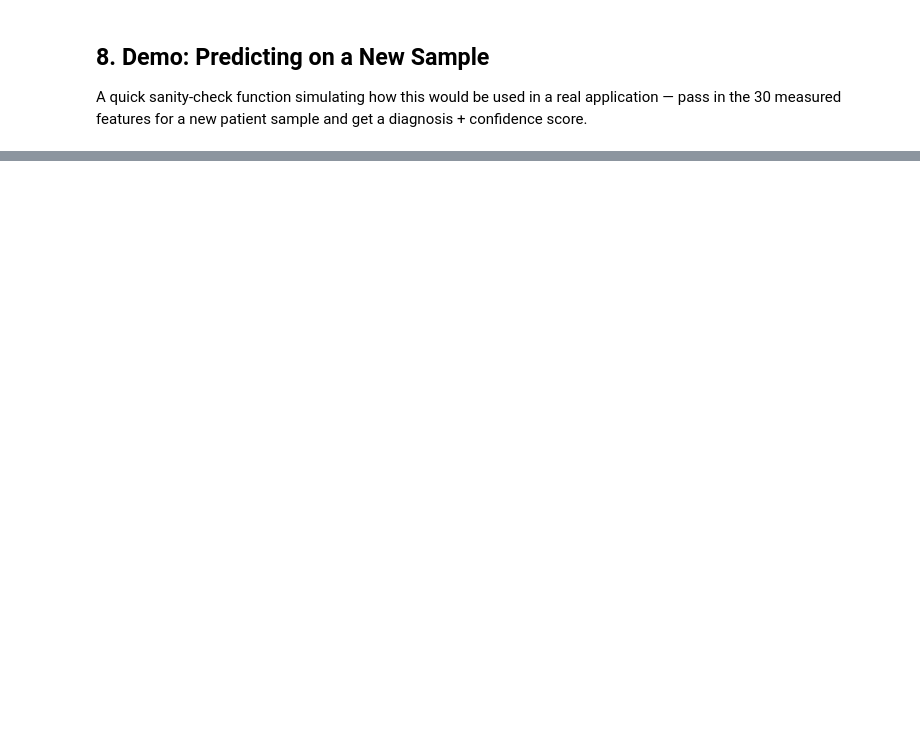
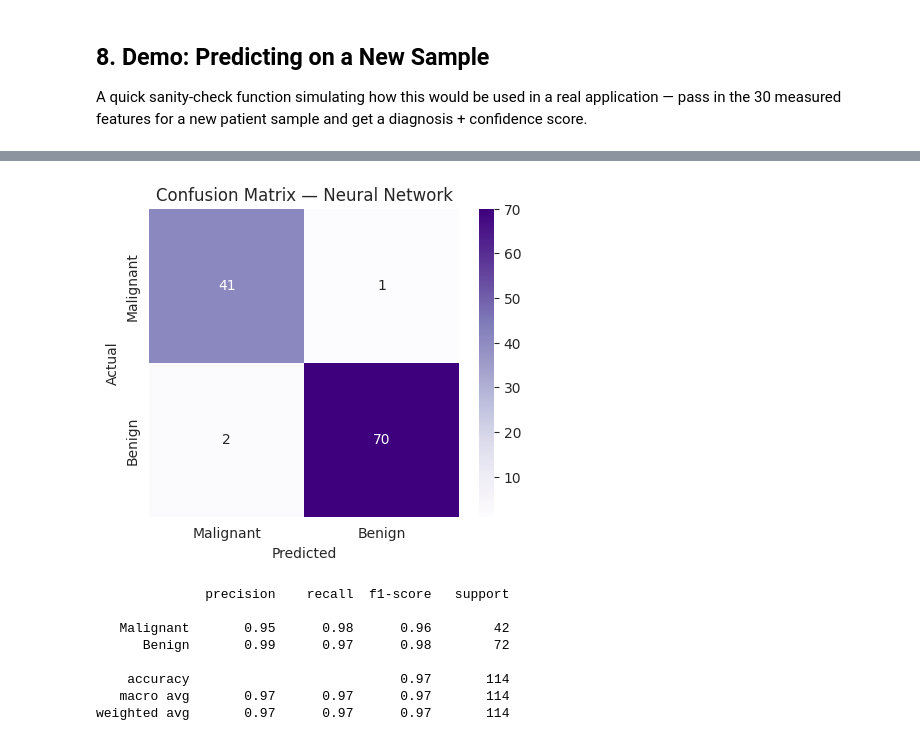
Before and after one commit to palakvijaywar83-hub/breast-cancer-detection, a Jupyter notebook: Breast_Cancer_Detection_InternPe.ipynb, the cells around one changed output, grey strips where cells are left out. Cells and saved outputs as stored; diff of their text form; code cells hidden in the pictures; blank space fills up the shorter version.

```diff
--- a/Breast_Cancer_Detection_InternPe.ipynb
+++ b/Breast_Cancer_Detection_InternPe.ipynb
@@ -232,0 +378,20 @@ print(f"Predicted label: {pred_label}  (confidence: {confidence}%)")
+# %%
+# Evaluate on the test set
+nn_loss, nn_accuracy = nn_model.evaluate(X_test_scaled, y_test, verbose=0)
+
+nn_proba = nn_model.predict(X_test_scaled, verbose=0).ravel()
+nn_pred = (nn_proba >= 0.5).astype(int)
+
+nn_row = {
+    'Model': 'Neural Network (Keras)',
+    'Accuracy': accuracy_score(y_test, nn_pred),
+    'Precision': precision_score(y_test, nn_pred),
+    'Recall': recall_score(y_test, nn_pred),
+    'F1-Score': f1_score(y_test, nn_pred),
+    'ROC-AUC': roc_auc_score(y_test, nn_proba)
+}
+
+# Combine with the classical ML results for a full comparison
+full_comparison = pd.concat([results_df, pd.DataFrame([nn_row])], ignore_index=True)
+full_comparison = full_comparison.sort_values('F1-Score', ascending=False).reset_index(drop=True)
+full_comparison
@@ -232,0 +406,22 @@ print(f"Predicted label: {pred_label}  (confidence: {confidence}%)")
+# %%
+# Confusion matrix for the Neural Network
+cm_nn = confusion_matrix(y_test, nn_pred)
+plt.figure(figsize=(5,4))
+sns.heatmap(cm_nn, annot=True, fmt='d', cmap='Purples',
+            xticklabels=['Malignant', 'Benign'], yticklabels=['Malignant', 'Benign'])
+plt.title('Confusion Matrix — Neural Network')
+plt.ylabel('Actual')
+plt.xlabel('Predicted')
+plt.show()
+
+print(classification_report(y_test, nn_pred, target_names=['Malignant', 'Benign']))
+# %% [output]
+[figure, added]
+              precision    recall  f1-score   support
+
+   Malignant       0.95      0.98      0.96        42
+      Benign       0.99      0.97      0.98        72
+
+    accuracy                           0.97       114
+   macro avg       0.97      0.97      0.97       114
+weighted avg       0.97      0.97      0.97       114
```
Also changed, not shown: parts of 23 cells of this notebook.
